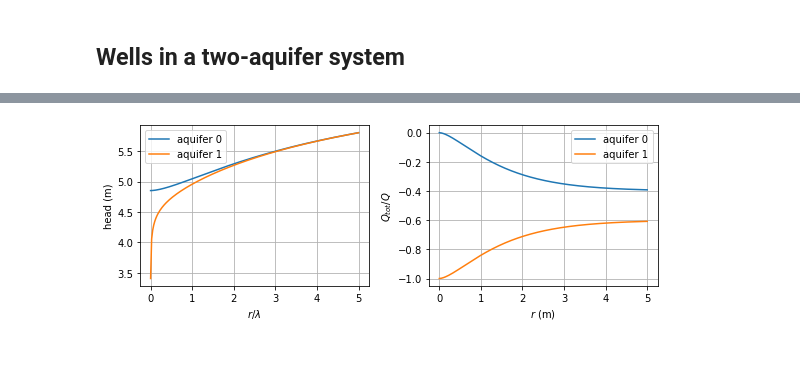
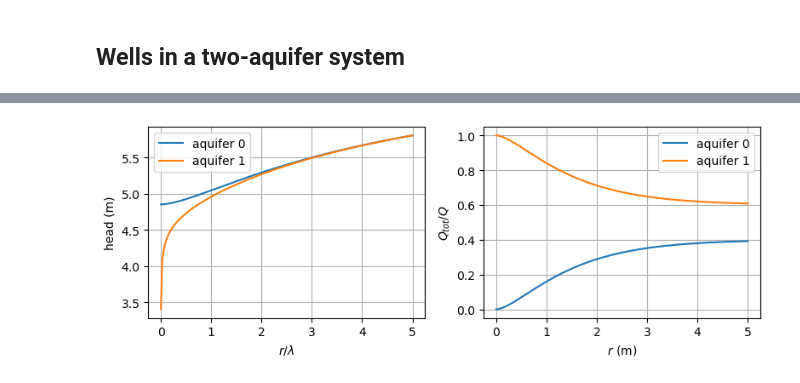
Before and after one commit to pythongroundwaterbook/analytic_gw_book, a Jupyter notebook: chapter6/chapter6_bakker_post.ipynb, the cells around one changed output, grey strips where cells are left out. Drawn from its saved outputs; the diff is of its cells as text; code cells hidden in the pictures; blank space fills up the shorter version.

```diff
--- a/chapter6/chapter6_bakker_post.ipynb
+++ b/chapter6/chapter6_bakker_post.ipynb
@@ -281,21 +282,21 @@ psi[3] = Q1tot + Q0tot
 # %%
 # basic plot head and flow
 plt.subplot(121)
 plt.plot(r / lab, h0, label='aquifer 0')
 plt.plot(r / lab, h1, label='aquifer 1')
 plt.xlabel('$r/\lambda$')
 plt.ylabel('head (m)')
 plt.grid()
 plt.legend()
 plt.subplot(122)
-plt.plot(r / lab, Q0tot / Q, label='aquifer 0')
-plt.plot(r / lab, Q1tot / Q, label='aquifer 1')
+plt.plot(r / lab, -Q0tot / Q, label='aquifer 0')
+plt.plot(r / lab, -Q1tot / Q, label='aquifer 1')
 plt.xlabel('$r$ (m)')
 plt.ylabel('$Q_{tot} / Q$')
 plt.grid()
 plt.legend();
 # %% [output]
-[figure, old version]
+[figure, new version]
 # %%
 plt.subplot(aspect=20)
 plt.contour(r, zaq, psi, 10, colors='C1')
```
Also changed, not shown: parts of 6 cells of this notebook, 4 other files.
